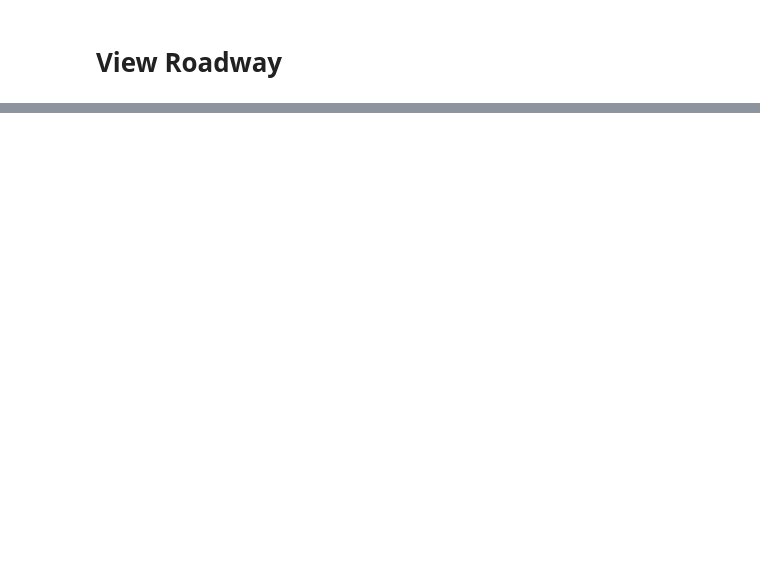
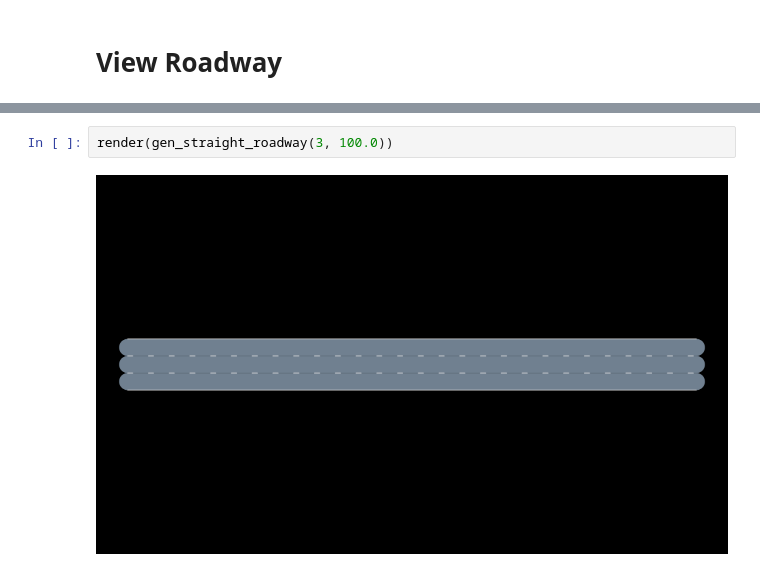
Before and after one commit to sisl/AutomotiveDrivingModels.jl, a Jupyter notebook: jnotebooks/ViewRoadway.ipynb, the cells around one changed output, grey strips where cells are left out. Saved outputs shown, nothing was run; the diff lists cells and outputs as text; blank space fills up the shorter version.

```diff
--- a/jnotebooks/ViewRoadway.ipynb
+++ b/jnotebooks/ViewRoadway.ipynb
@@ -66,0 +7,4 @@ get_test_roadway (generic function with 1 method)
+# %%
+render(gen_straight_roadway(3, 100.0))
+# %% [output]
+[figure, added]
```
Also changed, not shown: parts of 9 cells of this notebook, 1 other file.
